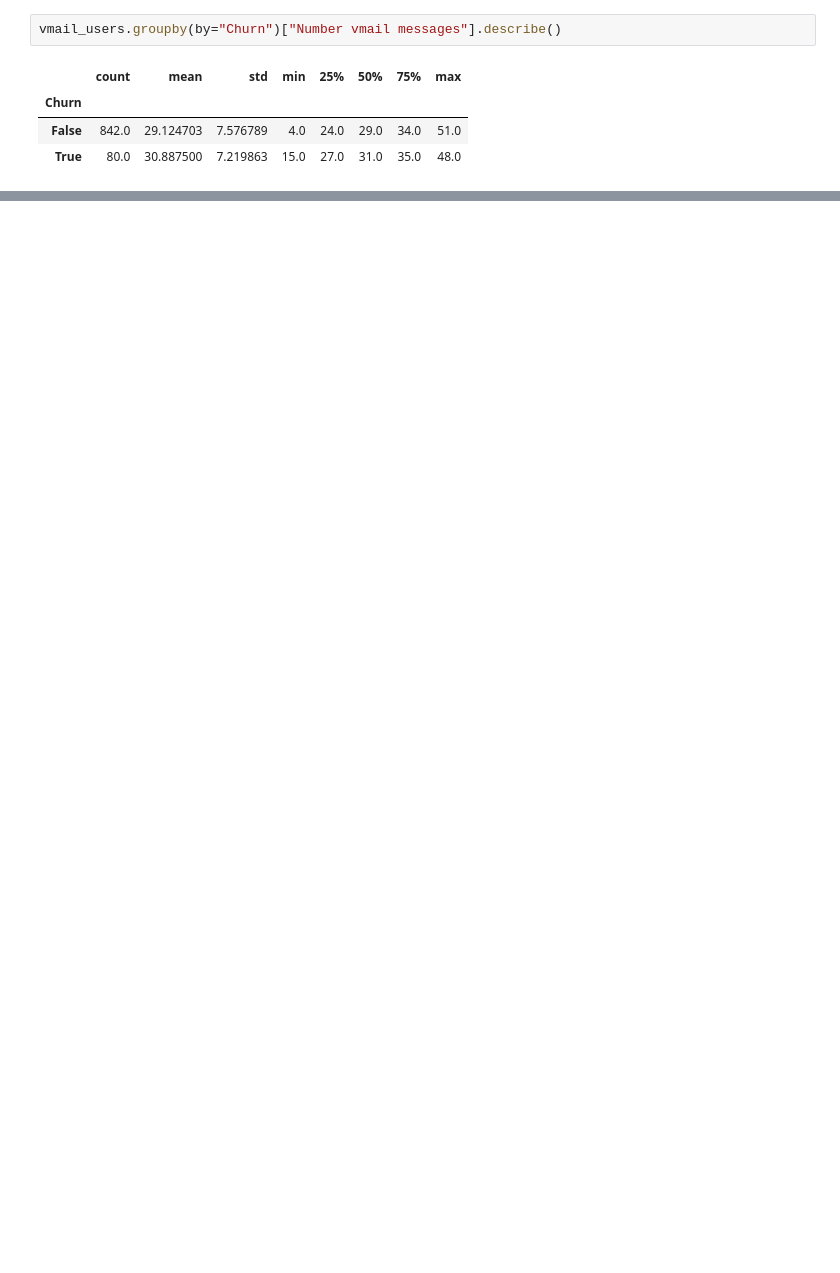
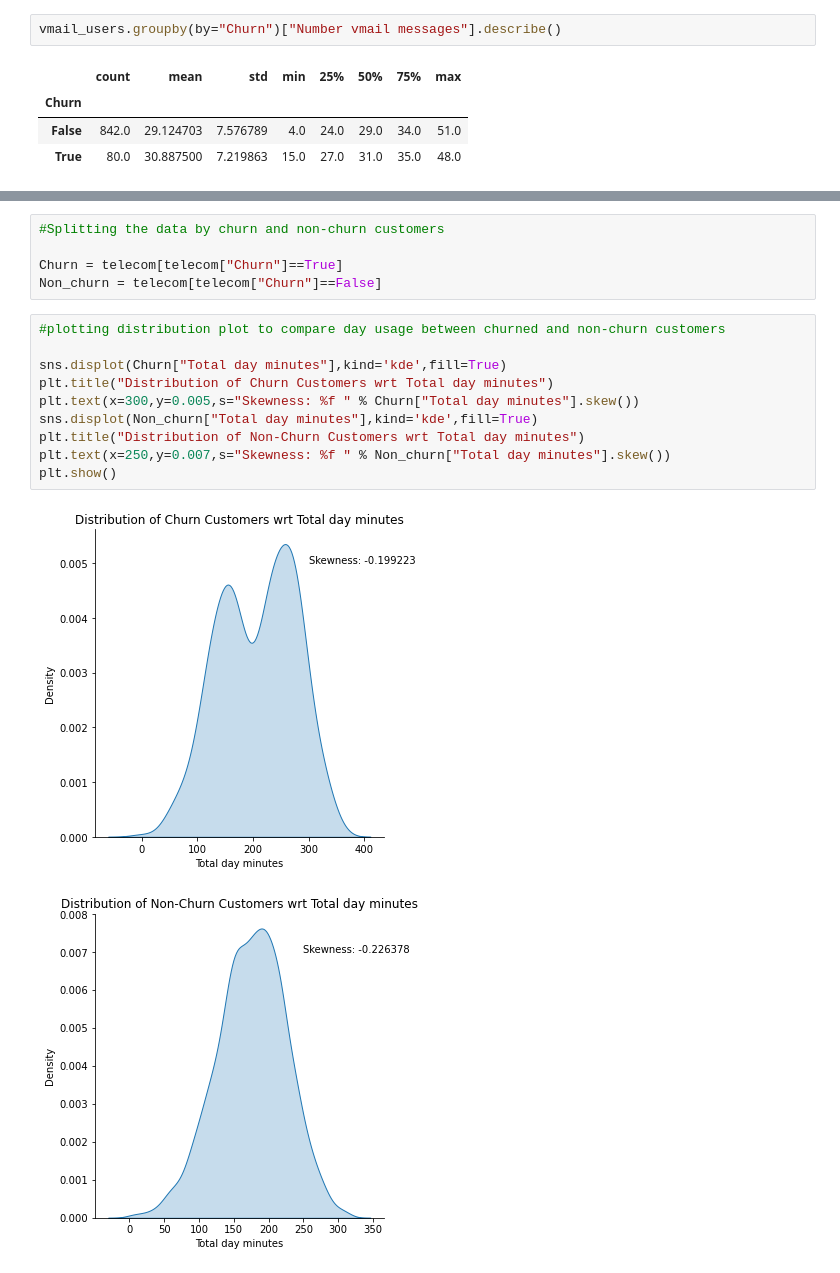
Before and after one commit to Harsshhhh/Telecom-Churn-Analysis-and-Prediction, a Jupyter notebook: Telecom_Churn_Analysis.ipynb, the cells around one changed output, grey strips where cells are left out. Drawn from its saved outputs; the diff is of its cells as text; blank space fills up the shorter version.

```diff
--- a/Telecom_Churn_Analysis.ipynb
+++ b/Telecom_Churn_Analysis.ipynb
@@ -117 +118,19 @@ Box plot to compare use of vmail feature between churned and non-churned custome
+# %%
+#Splitting the data by churn and non-churn customers
+
+Churn = telecom[telecom["Churn"]==True]
+Non_churn = telecom[telecom["Churn"]==False]
+# %%
+#plotting distribution plot to compare day usage between churned and non-churn customers
+
+sns.displot(Churn["Total day minutes"],kind='kde',fill=True)
+plt.title("Distribution of Churn Customers wrt Total day minutes")
+plt.text(x=300,y=0.005,s="Skewness: %f " % Churn["Total day minutes"].skew())
+sns.displot(Non_churn["Total day minutes"],kind='kde',fill=True)
+plt.title("Distribution of Non-Churn Customers wrt Total day minutes")
+plt.text(x=250,y=0.007,s="Skewness: %f " % Non_churn["Total day minutes"].skew())
+plt.show()
+# %% [output]
+[figure, added]
+[figure, added]
 # %%
```
Also changed, not shown: parts of 34 cells of this notebook.
